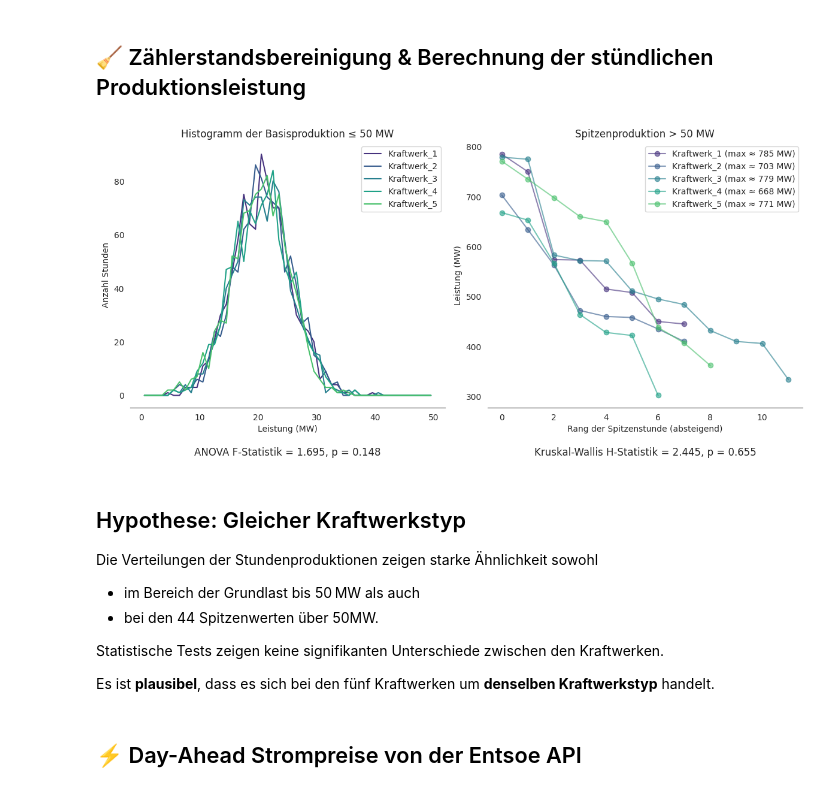
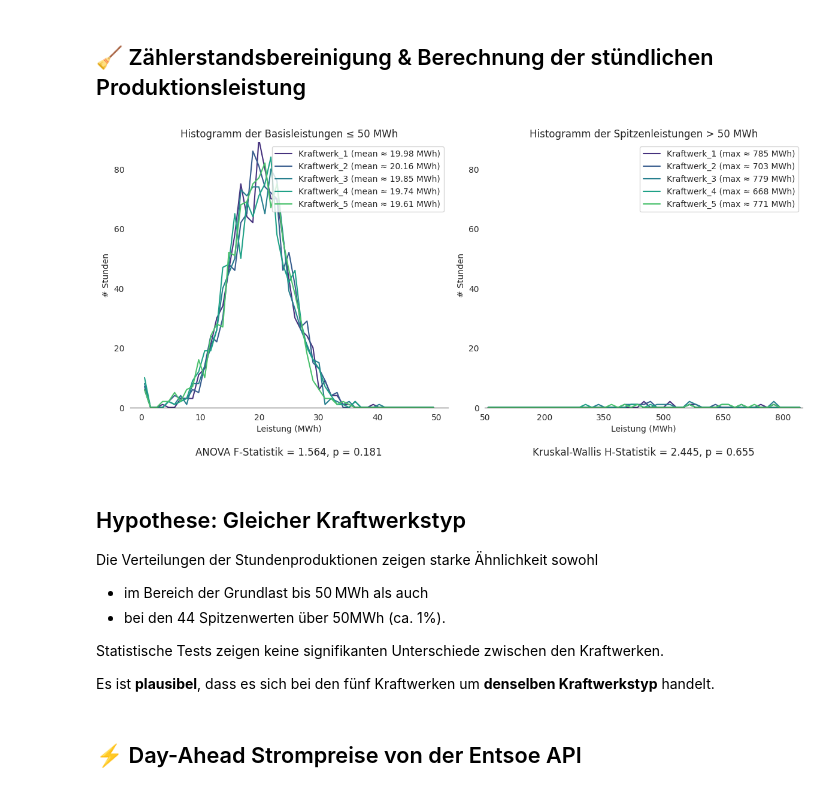
Before and after one commit to schwericke/gasag, a Jupyter notebook: notebooks/Kraftwerksanalyse_komplett.ipynb, the cells around one changed output. Saved outputs shown, nothing was run; the diff lists cells and outputs as text; code cells hidden in the pictures.

```diff
--- a/notebooks/Kraftwerksanalyse_komplett.ipynb
+++ b/notebooks/Kraftwerksanalyse_komplett.ipynb
@@ -109,23 +114,41 @@ plt.show()
 # %%
 df_clean = df.loc[~df['neg_jump']].copy().reset_index(drop=True)
 df_clean['Stundenproduktion'] = df_clean.groupby('Kraftwerk')['Zaehlerstand'].diff()
-df_clean = df_clean[df_clean['Stundenproduktion'] > 0]
 # %%
 fig, (ax1, ax2) = plt.subplots(1, 2, figsize=(12, 6))
 df_plot = df_clean.copy()
 
 # ≤ 50 MW — Histogramm
 for k, sub in df_plot.groupby('Kraftwerk'):
-    c, b = np.histogram(sub['Stundenproduktion'], bins=np.linspace(0, 50, 51))
-    ax1.plot(0.5 * (b[1:] + b[:-1]), c, label=k)
-ax1.set_title('Histogramm der Basisproduktion ≤ 50 MW')
-ax1.set_xlabel('Leistung (MW)')
-ax1.set_ylabel('Anzahl Stunden')
+    c, b = np.histogram(sub['Stundenproduktion'], bins=np.linspace(0, 50, 50))
+    mean_val = sub['Stundenproduktion'][sub['Stundenproduktion'] <= 50].mean()
+    ax1.plot(0.5 * (b[1:] + b[:-1]), c, label=f'{k} (mean ≈ {mean_val:.2f} MWh)')
+ax1.set_title('Histogramm der Basisleistungen ≤ 50 MWh')
+ax1.set_xlabel('Leistung (MWh)')
+ax1.set_ylim(0, 89)
+ax1.set_yticks(np.arange(0, 90, 20))
+ax1.set_ylabel('# Stunden')
 ax1.legend()
 sns.despine(ax=ax1)
 ax1.spines['left'].set_visible(False)
 
-# > 50 MW — Scatterplot der Peaks
+# > 50 MW — Histogramm
+for k, sub in df_plot.groupby('Kraftwerk'):
+    c, b = np.histogram(sub['Stundenproduktion'], bins=np.linspace(50, 851, 50))
+    max_val = sub['Stundenproduktion'].max()
+    ax2.plot(0.5 * (b[1:] + b[:-1]), c, label=f'{k} (max ≈ {max_val:.0f} MWh)')
+ax2.set_title('Histogramm der Spitzenleistungen > 50 MWh')
+ax2.set_xlim(50, 850)
+ax2.set_xticks(np.arange(50, 801, 150))
+ax2.set_ylim(0, 89)
+ax2.set_yticks(np.arange(0, 90, 20))
+ax2.set_xlabel('Leistung (MWh)')
+ax2.set_ylabel('# Stunden')
+ax2.legend()
+sns.despine(ax=ax2)
+ax2.spines['left'].set_visible(False)
+
+"""
 for k, sub in df_plot.groupby('Kraftwerk'):
     hi = sub[sub['Stundenproduktion'] > 50]['Stundenproduktion'].dropna()
     peaks = hi.sort_values(ascending=False).reset_index(drop=True)
@@ -137,43 +160,44 @@ for k, sub in df_plot.groupby('Kraftwerk'):
     max_val = y.max()
 
     ax2.plot(x, y, marker='o', linestyle='-', alpha=0.6,
-             label=f'{k} (max ≈ {max_val:.0f} MW)')
+             label=f'{k} (max ≈ {max_val:.0f} MWh)')
 
 ax2.set_title('Spitzenproduktion > 50 MW')
 ax2.set_xlabel('Rang der Spitzenstunde (absteigend)')
 ax2.set_ylabel('Leistung (MW)')
 sns.despine(ax=ax2)
 ax2.spines['left'].set_visible(False)
 ax2.legend()
+"""
 
 # Statistische Tests durchführen
 df_non_peaks = df_plot[df_plot['Stundenproduktion'] < 50]
 grouped = [df_non_peaks[df_non_peaks['Kraftwerk'] == k]['Stundenproduktion'].dropna() for k in df_non_peaks['Kraftwerk'].unique()]
 stat, p = f_oneway(*grouped)
 anova_result = f"ANOVA F-Statistik = {stat:.3f}, p = {p:.3g}"
 
 df_peaks = df_plot[df_plot['Stundenproduktion'] > 50]
 grouped = [df_peaks[df_peaks['Kraftwerk'] == k]['Stundenproduktion'].dropna() for k in df_peaks['Kraftwerk'].unique()]
 stat, p = kruskal(*grouped)
 kruskal_result = f"Kruskal-Wallis H-Statistik = {stat:.3f}, p = {p:.3g}"
 
 # Untertitel unter den jeweiligen Grafiken hinzufügen
 ax1.text(0.5, -0.15, anova_result, ha='center', va='top', transform=ax1.transAxes,
          fontsize=12)
 ax2.text(0.5, -0.15, kruskal_result, ha='center', va='top', transform=ax2.transAxes,
          fontsize=12)
 
 plt.tight_layout()
 plt.subplots_adjust(bottom=0.2)  # Platz für Untertitel lassen
 plt.show()
 # %% [output]
-[figure, old version]
+[figure, new version]
 # %% [markdown]
 ## Hypothese: Gleicher Kraftwerkstyp
 
 Die Verteilungen der Stundenproduktionen zeigen starke Ähnlichkeit sowohl
-- im Bereich der Grundlast bis 50 MW als auch
-- bei den 44 Spitzenwerten über 50MW.
+- im Bereich der Grundlast bis 50 MWh als auch
+- bei den 44 Spitzenwerten über 50MWh (ca. 1%).
 
 Statistische Tests zeigen keine signifikanten Unterschiede zwischen den Kraftwerken.
 
```
Also changed, not shown: parts of 11 cells of this notebook, 44 other files.
